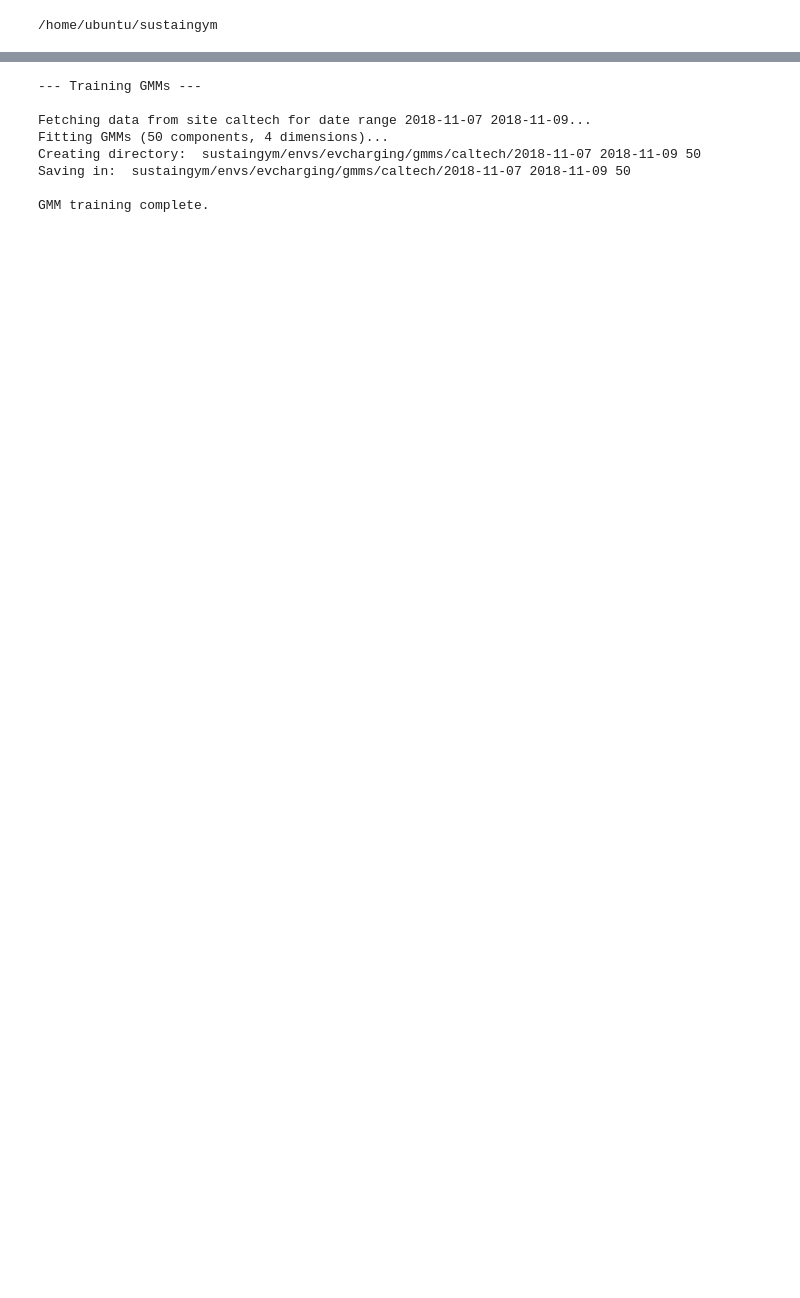
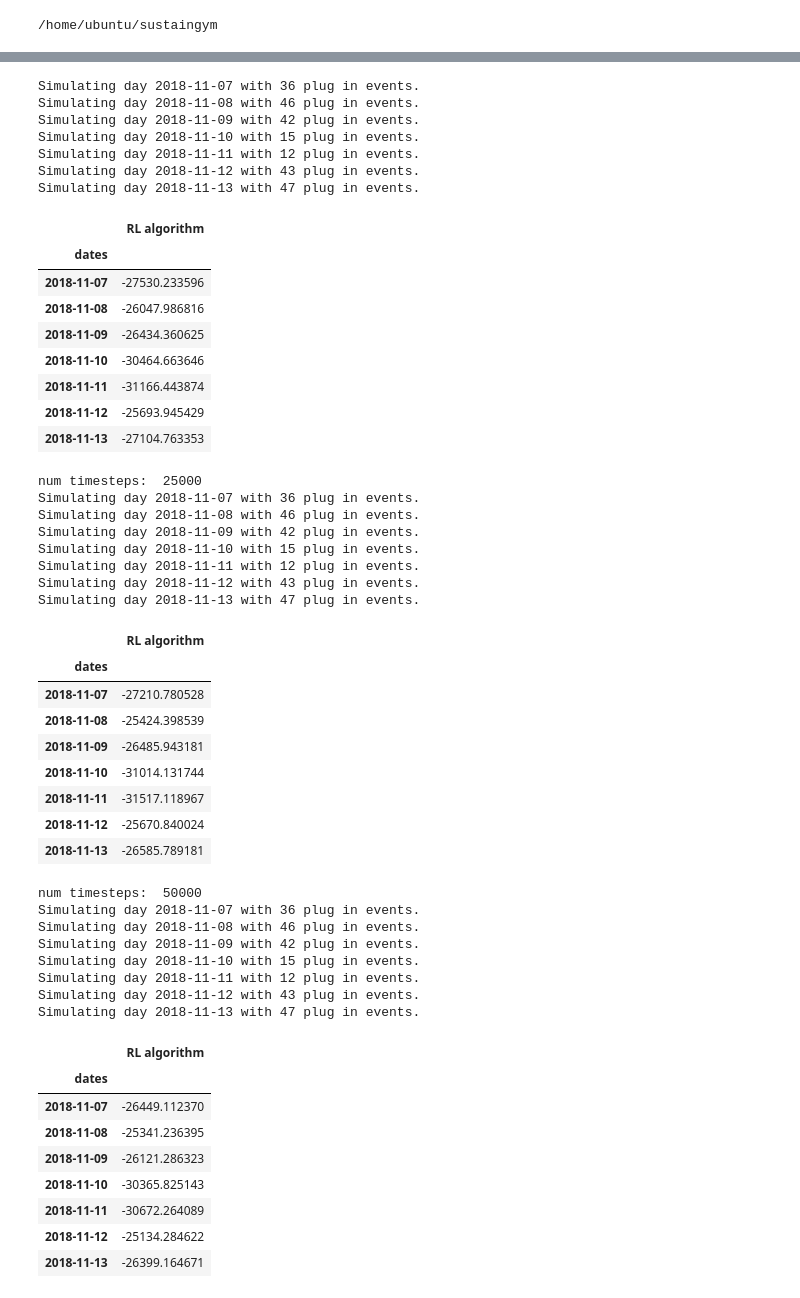
Before and after one commit to chrisyeh96/sustaingym, a Jupyter notebook: examples/baseline_algos.ipynb, the cells around one changed output, grey strips where cells are left out. Saved outputs shown, nothing was run; the diff lists cells and outputs as text; code cells hidden in the pictures; blank space fills up the shorter version.

```diff
--- a/examples/baseline_algos.ipynb
+++ b/examples/baseline_algos.ipynb
@@ -320,15 +334,71 @@ from stable_baselines3.common.utils import set_random_seed
 
 from sustaingym.envs.evcharging.ev_charging import EVChargingEnv
 # %%
-train_env = EVChargingEnv('caltech', date_range, real_traces=False)
+train_env = EVChargingEnv('caltech', date_range, real_traces=True, sequential=False)
 model = PPO('MultiInputPolicy', train_env, verbose=0)
 rl_algo = RLAlgorithm(model)
+
+untrained_rewards = collect_rewards(eval_env, [rl_algo])
+display(untrained_rewards)
+
+trained_rewards = {}
+num_steps = 0
+timesteps = 25_000
+
+for _ in range(10):
+    num_steps += timesteps
+    model.learn(total_timesteps=timesteps)
+    print("num timesteps: ", num_steps)
+    trained_rewards[num_steps] = collect_rewards(eval_env, [rl_algo])
+    display(trained_rewards[num_steps])
 # %% [output]
---- Training GMMs ---
-
-Fetching data from site caltech for date range 2018-11-07 2018-11-09...
-Fitting GMMs (50 components, 4 dimensions)...
-Creating directory:  sustaingym/envs/evcharging/gmms/caltech/2018-11-07 2018-11-09 50
-Saving in:  sustaingym/envs/evcharging/gmms/caltech/2018-11-07 2018-11-09 50
-
-GMM training complete.
+Simulating day 2018-11-07 with 36 plug in events.
+Simulating day 2018-11-08 with 46 plug in events.
+Simulating day 2018-11-09 with 42 plug in events.
+Simulating day 2018-11-10 with 15 plug in events.
+Simulating day 2018-11-11 with 12 plug in events.
+Simulating day 2018-11-12 with 43 plug in events.
+Simulating day 2018-11-13 with 47 plug in events.
+|  | RL algorithm |
+| dates |  |
+| 2018-11-07 | -27530.233596 |
+| 2018-11-08 | -26047.986816 |
+| 2018-11-09 | -26434.360625 |
+| 2018-11-10 | -30464.663646 |
+| 2018-11-11 | -31166.443874 |
+| 2018-11-12 | -25693.945429 |
+| 2018-11-13 | -27104.763353 |
+num timesteps:  25000
+Simulating day 2018-11-07 with 36 plug in events.
+Simulating day 2018-11-08 with 46 plug in events.
+Simulating day 2018-11-09 with 42 plug in events.
+Simulating day 2018-11-10 with 15 plug in events.
+Simulating day 2018-11-11 with 12 plug in events.
+Simulating day 2018-11-12 with 43 plug in events.
+Simulating day 2018-11-13 with 47 plug in events.
+|  | RL algorithm |
+| dates |  |
+| 2018-11-07 | -27210.780528 |
+| 2018-11-08 | -25424.398539 |
+| 2018-11-09 | -26485.943181 |
+| 2018-11-10 | -31014.131744 |
+| 2018-11-11 | -31517.118967 |
+| 2018-11-12 | -25670.840024 |
+| 2018-11-13 | -26585.789181 |
+num timesteps:  50000
+Simulating day 2018-11-07 with 36 plug in events.
+Simulating day 2018-11-08 with 46 plug in events.
+Simulating day 2018-11-09 with 42 plug in events.
+Simulating day 2018-11-10 with 15 plug in events.
+Simulating day 2018-11-11 with 12 plug in events.
+Simulating day 2018-11-12 with 43 plug in events.
+Simulating day 2018-11-13 with 47 plug in events.
+|  | RL algorithm |
+| dates |  |
+| 2018-11-07 | -26449.112370 |
+| 2018-11-08 | -25341.236395 |
+| 2018-11-09 | -26121.286323 |
+| 2018-11-10 | -30365.825143 |
+| 2018-11-11 | -30672.264089 |
+| 2018-11-12 | -25134.284622 |
+| 2018-11-13 | -26399.164671 |
```
Also changed, not shown: parts of 17 cells of this notebook, 5 other files.
